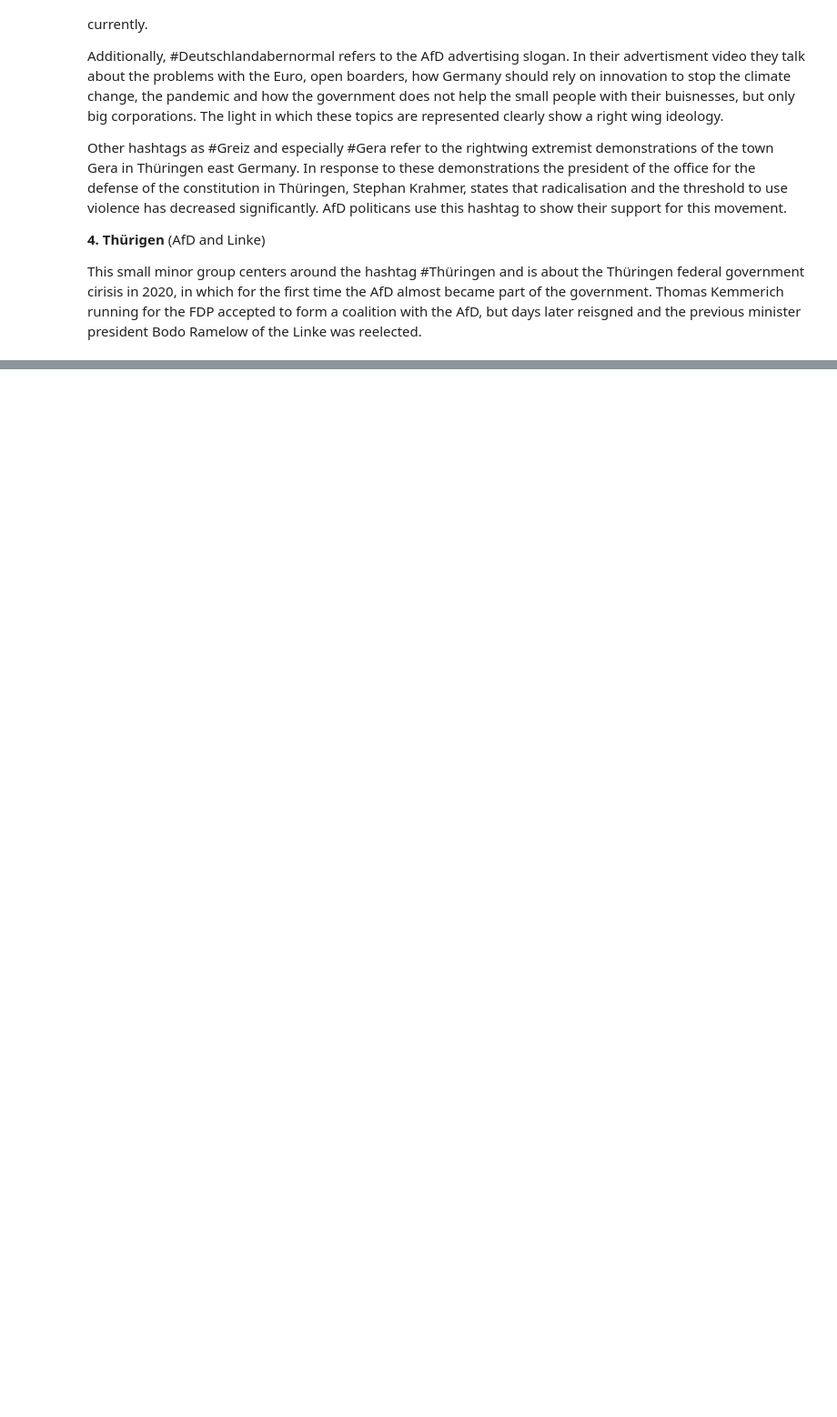
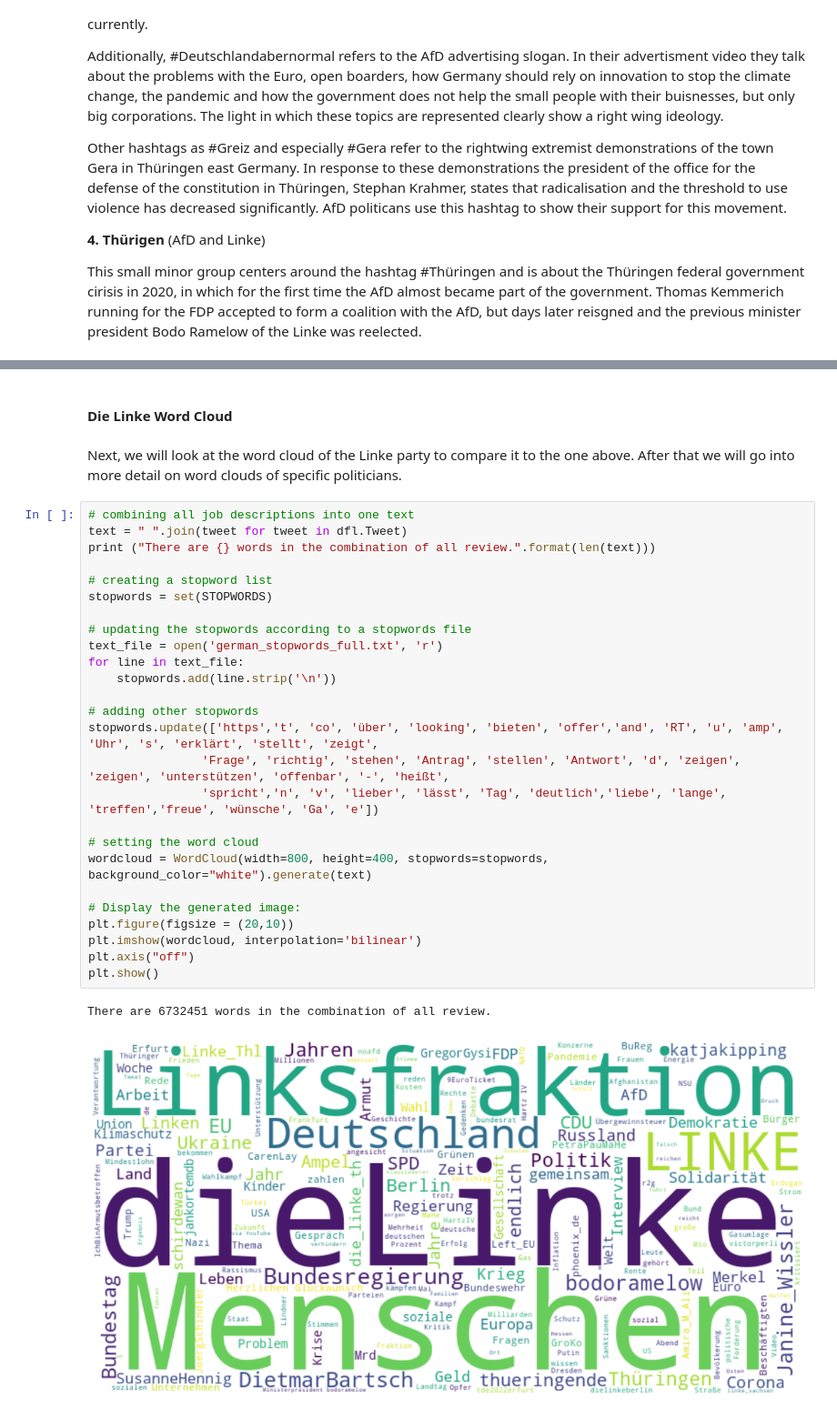
Before and after one commit to aedxn/twitter_analysis_die_linke_and_afd, a Jupyter notebook: linke_afd_analysis.ipynb, the cells around one changed output, grey strips where cells are left out. Shown at 91% size. Saved outputs shown, nothing was run; the diff lists cells and outputs as text; blank space fills up the shorter version.

```diff
--- a/linke_afd_analysis.ipynb
+++ b/linke_afd_analysis.ipynb
@@ -188,0 +224,33 @@ This small minor group centers around the hashtag #Thüringen and is about the T
+# %% [markdown]
+<h4> Die Linke Word Cloud
+# %% [markdown]
+Next, we will look at the word cloud of the Linke party to compare it to the one above. After that we will go into more detail on word clouds of specific politicians.
+# %%
+# combining all job descriptions into one text
+text = " ".join(tweet for tweet in dfl.Tweet)
+print ("There are {} words in the combination of all review.".format(len(text)))
+
+# creating a stopword list
+stopwords = set(STOPWORDS)
+
+# updating the stopwords according to a stopwords file
+text_file = open('german_stopwords_full.txt', 'r')
+for line in text_file:
+    stopwords.add(line.strip('\n'))
+
+# adding other stopwords
+stopwords.update(['https','t', 'co', 'über', 'looking', 'bieten', 'offer','and', 'RT', 'u', 'amp', 'Uhr', 's', 'erklärt', 'stellt', 'zeigt',
+                'Frage', 'richtig', 'stehen', 'Antrag', 'stellen', 'Antwort', 'd', 'zeigen', 'zeigen', 'unterstützen', 'offenbar', '-', 'heißt',
+                'spricht','n', 'v', 'lieber', 'lässt', 'Tag', 'deutlich','liebe', 'lange', 'treffen','freue', 'wünsche', 'Ga', 'e'])
+
+# setting the word cloud
+wordcloud = WordCloud(width=800, height=400, stopwords=stopwords, background_color="white").generate(text)
+
+# Display the generated image:
+plt.figure(figsize = (20,10))
+plt.imshow(wordcloud, interpolation='bilinear')
+plt.axis("off")
+plt.show()
+# %% [output]
+There are 6732451 words in the combination of all review.
+[figure, added]
```
Also changed, not shown: parts of 16 cells of this notebook.
